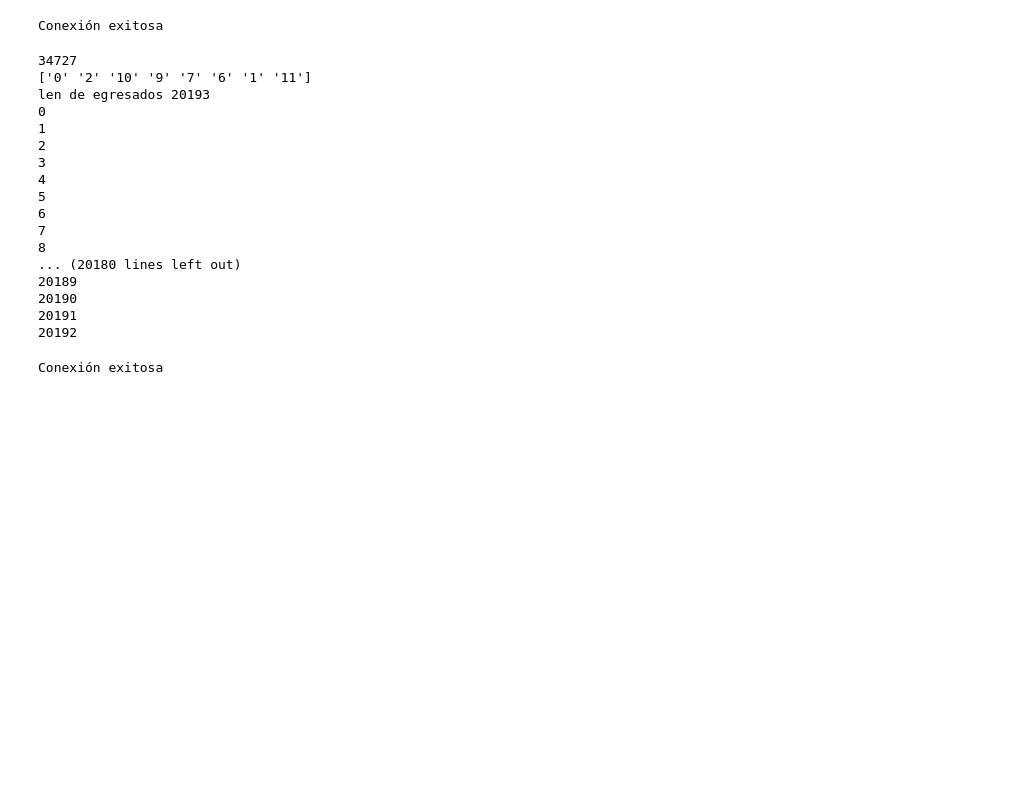
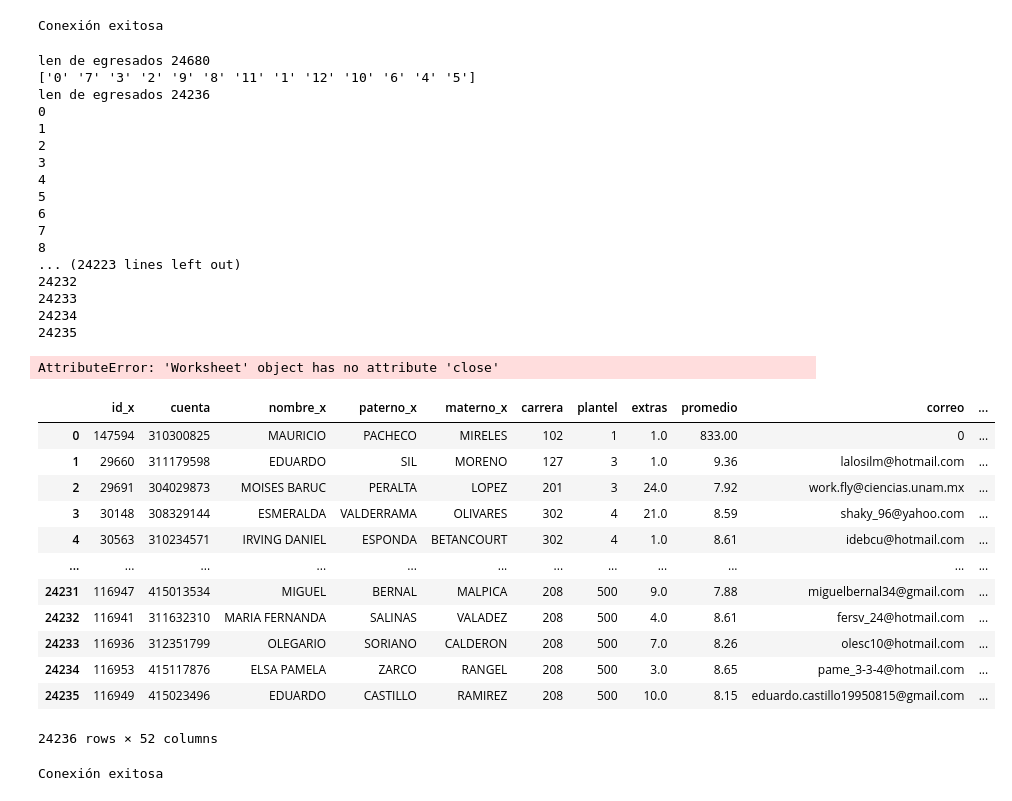
Before and after one commit to AjoloteCosmico/PVE-polls, a Jupyter notebook: public/work-data.ipynb, the cells around one changed output. Cells and saved outputs as stored; diff of their text form; code cells hidden in the pictures; blank space fills up the shorter version.

```diff
--- a/public/work-data.ipynb
+++ b/public/work-data.ipynb
@@ -10,7 +10,7 @@ from datetime import date
 
 today = date.today()
 load_dotenv()
-
+gen='2020'
 #configurar la conexion a la base de datos
 DB_USERNAME = os.getenv('DB_USERNAME')
 DB_DATABASE = os.getenv('DB_DATABASE')
@@ -31,8 +31,8 @@ try:
     print("Conexión exitosa")
 except psycopg2.Error as e:
     print("Ocurrió un error al conectar a la base de datos:", e)
-
-egresados=pd.read_sql("""SELECT
+respuestas=pd.read_sql("select egresados.cuenta,egresados.anio_egreso from egresados inner join respuestas_verdes on egresados.cuenta=respuestas_verdes.cuenta where anio_egreso='2020' and vr1 is not null",cnx)
+egresados=pd.read_sql(f"""SELECT
     e.*,
     c.description
 FROM
@@ -40,7 +40,7 @@ FROM
 INNER JOIN
     codigos c ON e.status = c.code
 WHERE
-    e.anio_egreso IN (2021)
+    e.anio_egreso IN ({gen})
     AND EXISTS (
         SELECT 1
         FROM correos co
@@ -48,13 +48,14 @@ WHERE
     );""",cnx)
 correos=pd.read_sql('select * from correos',cnx)
 carreras=pd.read_sql('select * from carreras',cnx)
-print(len(egresados))
+print('len de egresados',len(egresados))
 egresados=egresados.loc[(egresados['carrera'].isin(carreras.clave_carrera.unique()))&(egresados['plantel'].isin(carreras.clave_plantel.unique()))]
+egresados=egresados.loc[~egresados['cuenta'].isin(respuestas['cuenta'].unique())]
 print(egresados['status'].unique())
-print('len de egresados',len(egresados))
+print('len de egresado  s',len(egresados))
 # egresados=egresados.loc[~egresados['status'].isin(['1','2','10'])]
 # print('egresados filtrados por status:',len(egresados))
-writer = pd.ExcelWriter('storage/correos_encuesta_verde2021.xlsx', engine='xlsxwriter')
+writer = pd.ExcelWriter(f'storage/correos_encuesta_verde{gen}.xlsx', engine='xlsxwriter')
 
 workbook = writer.book
 a_color='#173d83'
@@ -140,9 +141,9 @@ worksheet.fit_to_pages(1, 1)
 workbook.close()
 # %% [output]
 Conexión exitosa
-34727
-['0' '2' '10' '9' '7' '6' '1' '11']
-len de egresados 20193
+len de egresados 24680
+['0' '7' '3' '2' '9' '8' '11' '1' '12' '10' '6' '4' '5']
+len de egresados 24236
 0
 1
 2
@@ -152,11 +153,35 @@ len de egresados 20193
 6
 7
 8
-... (20180 lines left out)
-20189
-20190
-20191
-20192
+... (24223 lines left out)
+24232
+24233
+24234
+24235
+# %%
+worksheet.close()
+# %% [output]
+AttributeError: 'Worksheet' object has no attribute 'close'
+# %%
+respuestas['cuenta']=respuestas['cuenta'].astype(int)
+# %%
+egresados['cuenta']=egresados['cuenta'].astype(int)
+# %%
+egresados.merge(respuestas, on='cuenta', how='left')
+# %% [output]
+|  | id_x | cuenta | nombre_x | paterno_x | materno_x | carrera | plantel | extras | promedio | correo | ... |
+| 0 | 147594 | 310300825 | MAURICIO | PACHECO | MIRELES | 102 | 1 | 1.0 | 833.00 | 0 | ... |
+| 1 | 29660 | 311179598 | EDUARDO | SIL | MORENO | 127 | 3 | 1.0 | 9.36 | lalosilm@hotmail.com | ... |
+| 2 | 29691 | 304029873 | MOISES BARUC | PERALTA | LOPEZ | 201 | 3 | 24.0 | 7.92 | work.fly@ciencias.unam.mx | ... |
+| 3 | 30148 | 308329144 | ESMERALDA | VALDERRAMA | OLIVARES | 302 | 4 | 21.0 | 8.59 | shaky_96@yahoo.com | ... |
+| 4 | 30563 | 310234571 | IRVING DANIEL | ESPONDA | BETANCOURT | 302 | 4 | 1.0 | 8.61 | idebcu@hotmail.com | ... |
+| ... | ... | ... | ... | ... | ... | ... | ... | ... | ... | ... | ... |
+| 24231 | 116947 | 415013534 | MIGUEL | BERNAL | MALPICA | 208 | 500 | 9.0 | 7.88 | miguelbernal34@gmail.com | ... |
+| 24232 | 116941 | 311632310 | MARIA FERNANDA | SALINAS | VALADEZ | 208 | 500 | 4.0 | 8.61 | fersv_24@hotmail.com | ... |
+| 24233 | 116936 | 312351799 | OLEGARIO | SORIANO | CALDERON | 208 | 500 | 7.0 | 8.26 | olesc10@hotmail.com | ... |
+| 24234 | 116953 | 415117876 | ELSA PAMELA | ZARCO | RANGEL | 208 | 500 | 3.0 | 8.65 | pame_3-3-4@hotmail.com | ... |
+| 24235 | 116949 | 415023496 | EDUARDO | CASTILLO | RAMIREZ | 208 | 500 | 10.0 | 8.15 | eduardo.castillo19950815@gmail.com | ... |
+24236 rows × 52 columns
 # %%
 import sys
 import xlsxwriter
```
Also changed, not shown: 4 other files.
